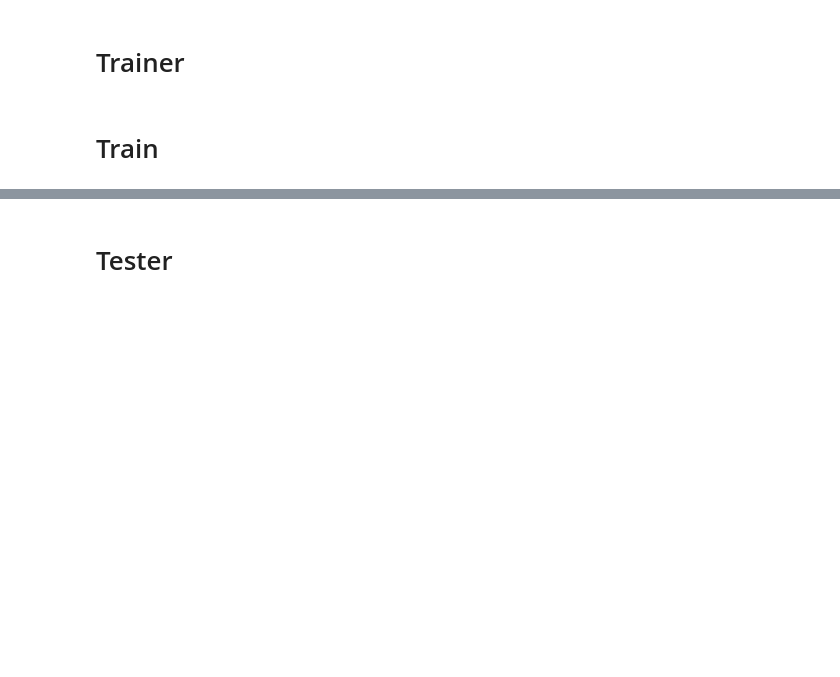
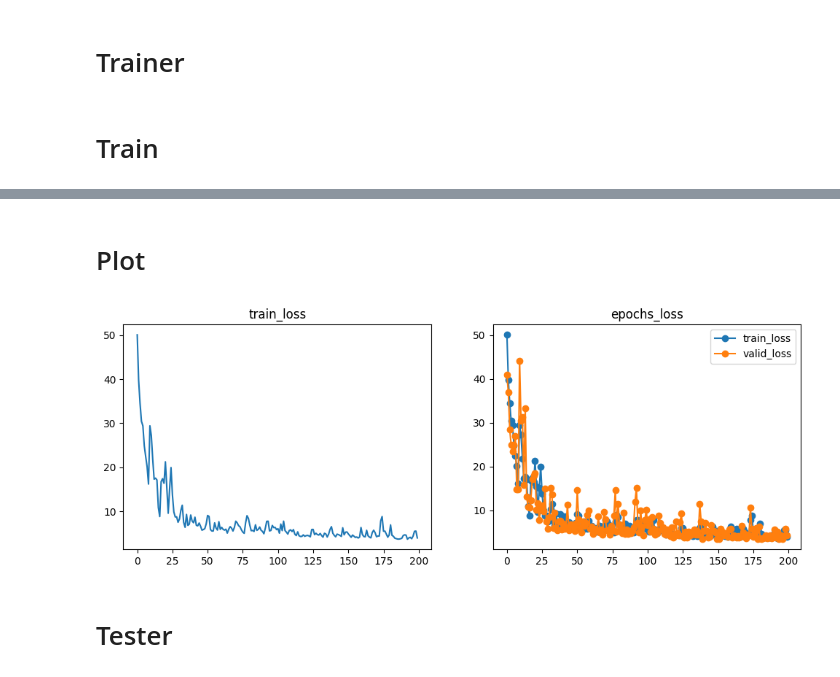
Before and after one commit to forXuyx/ml_note, a Jupyter notebook: notebook/1.introduction/homework/1_covid.ipynb, the cells around one changed output, grey strips where cells are left out. Cells and saved outputs as stored; diff of their text form; code cells hidden in the pictures; blank space fills up the shorter version.

```diff
--- a/notebook/1.introduction/homework/1_covid.ipynb
+++ b/notebook/1.introduction/homework/1_covid.ipynb
@@ -57,6 +62,7 @@ class Args:
         self.epochs = 200
         self.split_ratio = 0.2
         self.momentum = 0.9
+        self.patience = 100
 # %% [markdown]
 # Utils
 # %%
@@ -96,8 +102,7 @@ class COVID19Dataset(Dataset):
 class My_Model(nn.Module):
     def __init__(self, input_dim):
         super(My_Model, self).__init__()
-        # TODO: modify model's structure, be aware of dimensions.
-        self.layers = nn.Sequential(
+        self.net = nn.Sequential(
             nn.Linear(input_dim, 16),
             nn.ReLU(),
             nn.Linear(16, 8),
@@ -106,8 +111,8 @@ class My_Model(nn.Module):
         )
 
     def forward(self, x):
-        x = self.layers(x)
-        x = x.squeeze(1) # (B, 1) -> (B)
+        x = self.net(x)
+        x = x.squeeze(1)
         return x
 # %% [markdown]
 # Feature selection
@@ -153,7 +158,6 @@ def trainer():
                                                 COVID19Dataset(x_test)
     train_dataloader = DataLoader(dataset=train_dataset, batch_size=args.batch_size, shuffle=True, pin_memory=True, num_workers=args.WORKERS)
     val_dataloader = DataLoader(dataset=val_dataset, batch_size=args.batch_size, shuffle=True, pin_memory=True, num_workers=args.WORKERS)
-    test_dataloader = DataLoader(dataset=test_dataset, batch_size=args.batch_size, shuffle=False, pin_memory=True, num_workers=args.WORKERS)
 
     print("***********- ***********- Loading model -*************")
     if(len(args.gpus) == 0):
@@ -181,7 +185,8 @@ def trainer():
     # train_epochs_mse = []
     valid_epochs_loss = []
     # valid_epochs_mse = []
-    val_inf = 1e9
+    val_inf = np.inf
+    patience_counter = 0
     for epoch in range(args.epochs):
         model.train()
         train_epoch_loss = []
@@ -219,12 +224,18 @@ def trainer():
             if np.average(val_epoch_loss) < val_inf:
                 val_inf = np.average(val_epoch_loss)
                 torch.save(model.state_dict(), model_best_path)
+                patience_counter = 0
+            else:
+                patience_counter += 1
             valid_epochs_loss.append(np.average(val_epoch_loss))
             # valid_epochs_mse.append(np.average(val_epoch_mse))
             # print("Valid epoch = {}, loss = {:.4f}, mse = {:.4f}".format(epoch + 1, np.average(val_epoch_loss), np.average(val_epoch_mse)))
             print("Valid epoch = {}, loss = {:.4f}".format(epoch + 1, np.average(val_epoch_loss)))
+            if patience_counter >= args.patience:
+                break
 
     torch.save(model.state_dict(), model_final_path)
     print("***********- ***********- Training finished -*************")
+    return train_epochs_loss, valid_epochs_loss
 # %% [markdown]
 # Train
@@ -232,0 +242,2 @@ trainer()
+# %%
+train_epochs_loss, valid_epochs_loss = trainer()
@@ -233,3 +268,18 @@ trainer()
+# %% [markdown]
+# Plot
+# %%
+plt.figure(figsize=(12, 4))
+plt.subplot(121)
+plt.plot(train_epochs_loss[:])
+plt.title("train_loss")
+plt.subplot(122)
+plt.plot(train_epochs_loss, '-o', label="train_loss")
+plt.plot(valid_epochs_loss, '-o', label="valid_loss")
+plt.title("epochs_loss")
+plt.legend()
+plt.show()
+# %% [output]
+[figure, added]
 # %% [markdown]
 # Tester
 # %%
```
Also changed, not shown: parts of 4 cells of this notebook, 4 other files.
